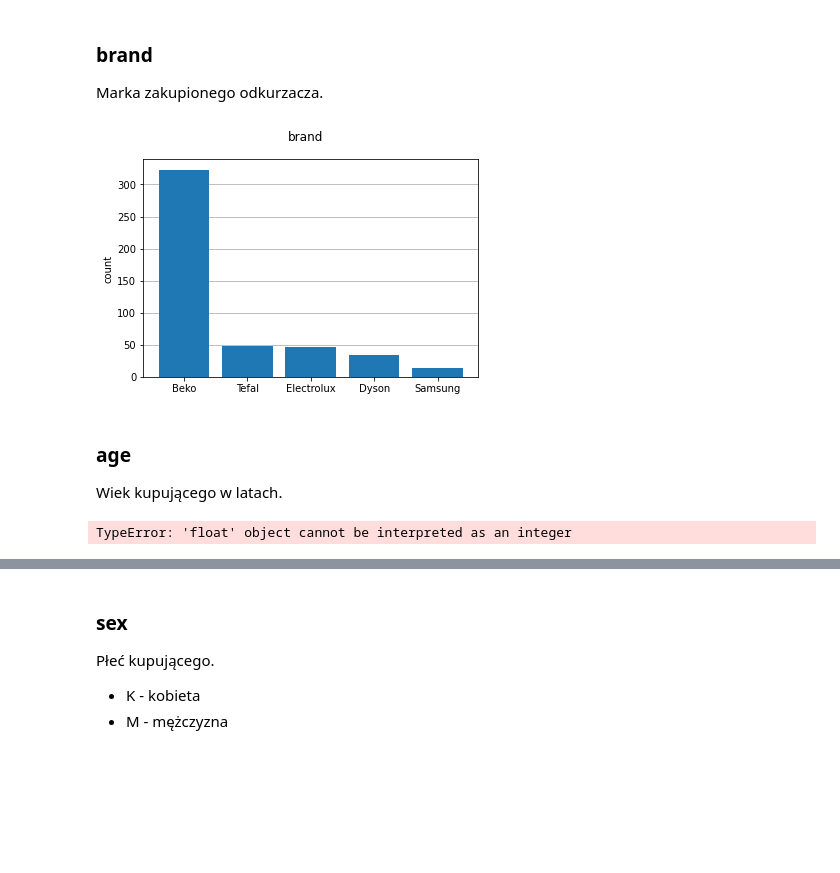
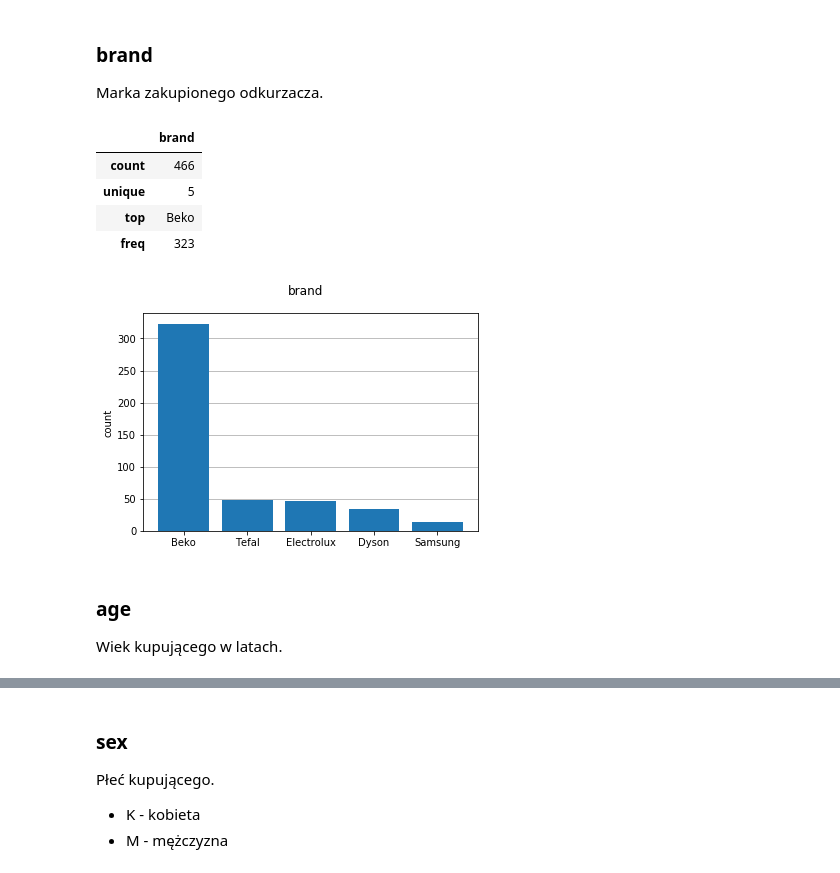
Before and after one commit to lf-netizen/AiBD, a Jupyter notebook: lab5-exploratory-data/Documents/DataAppendix.ipynb, the cells around one changed output, grey strips where cells are left out. Drawn from its saved outputs; the diff is of its cells as text; code cells hidden in the pictures; blank space fills up the shorter version.

```diff
--- a/lab5-exploratory-data/Documents/DataAppendix.ipynb
+++ b/lab5-exploratory-data/Documents/DataAppendix.ipynb
@@ -37,20 +50,20 @@ Marka zakupionego odkurzacza.
 # %%
 D = df['brand'].value_counts().to_dict()
 fig, ax = plt.subplots()
 ax.bar(*zip(*D.items()))
 ax.set_axisbelow(True)
 ax.grid(axis='y')
 ax.set_ylabel('count')
 fig.suptitle('brand')
-fig.show()
+fig.show();
+pd.DataFrame(df['brand'].describe())
 # %% [output]
+|  | brand |
+| count | 466 |
+| unique | 5 |
+| top | Beko |
+| freq | 323 |
-[figure, old version]
+[figure, new version]
 # %% [markdown]
 ### age
 Wiek kupującego w latach.
-# %%
-min = df['age'].min()
-max = df['age'].max()
-df['age'].plot(kind='hist', bins=(max - min), title='age', xticks=[i for i in range(min, max+1)])
-# %% [output]
-TypeError: 'float' object cannot be interpreted as an integer
```
Also changed, not shown: parts of 6 cells of this notebook, 2 other files.
